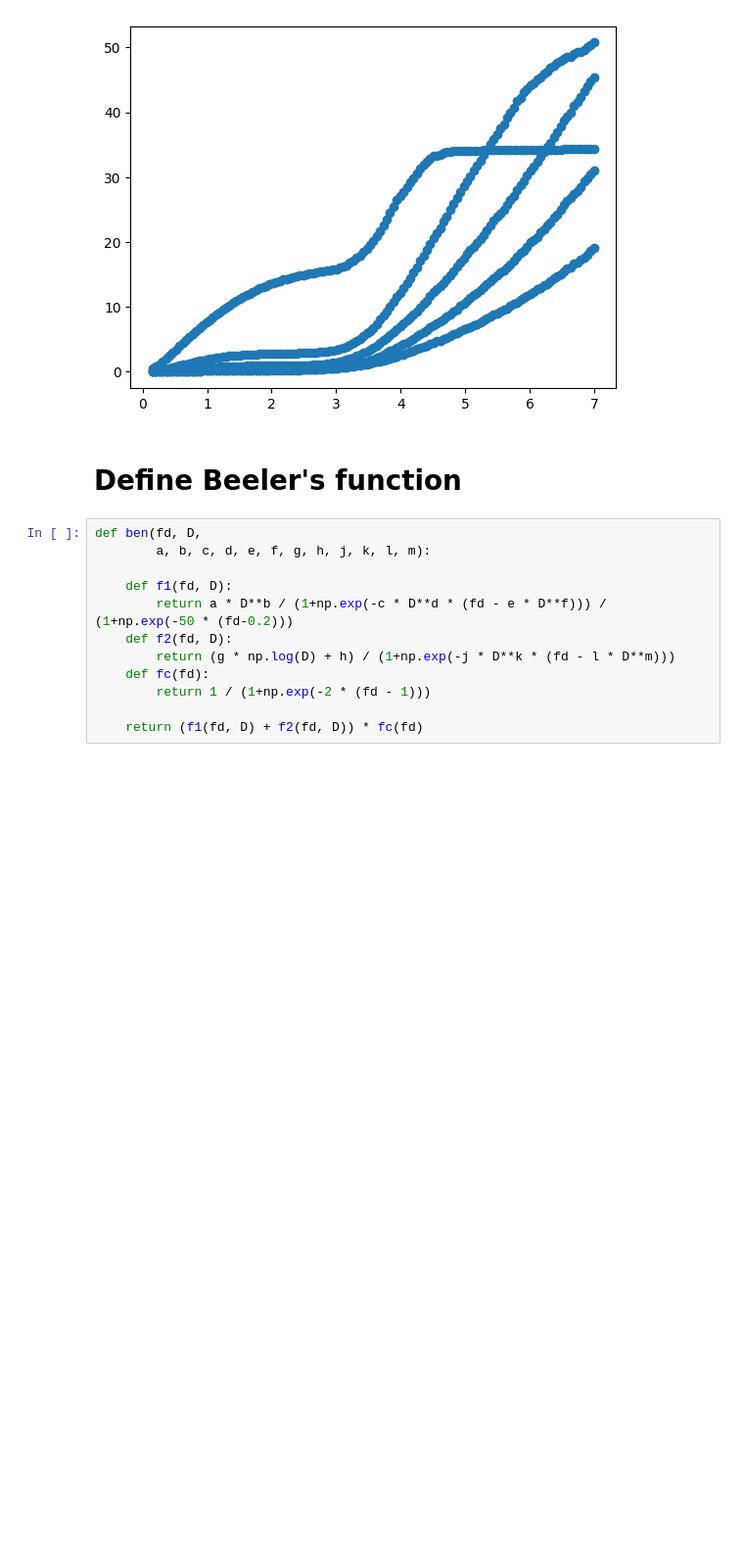
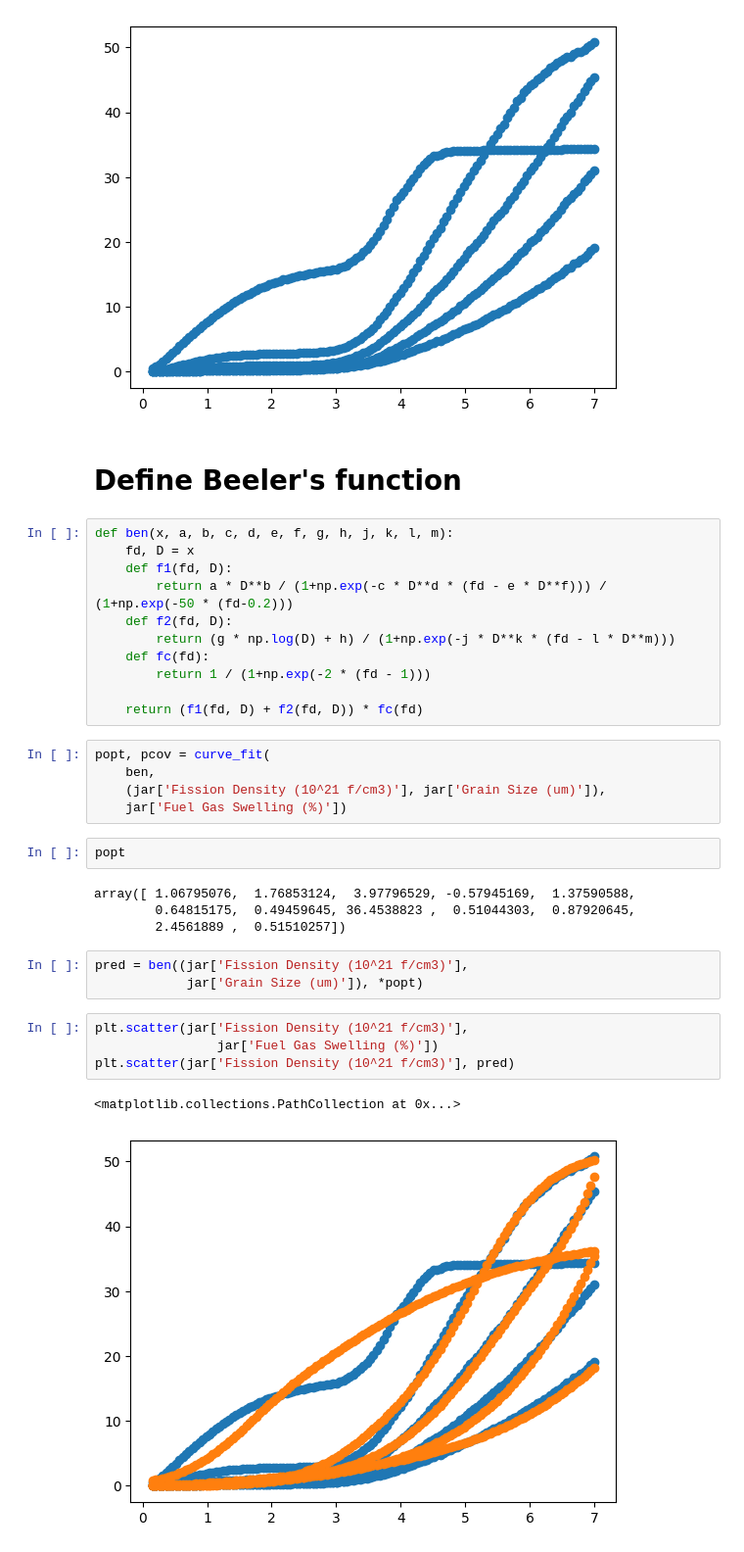
Before and after one commit to ahasan3-ncsu/wd-swelling, a Jupyter notebook: data_2022/ben_optimize.ipynb, the cells around one changed output. Shown: that part at 98% size. Saved outputs shown, nothing was run; the diff lists cells and outputs as text; blank space fills up the shorter version.

```diff
--- a/data_2022/ben_optimize.ipynb
+++ b/data_2022/ben_optimize.ipynb
@@ -34,9 +34,8 @@ plt.scatter(jar['Fission Density (10^21 f/cm3)'],
 # %% [markdown]
 # Define Beeler's function
 # %%
-def ben(fd, D,
-        a, b, c, d, e, f, g, h, j, k, l, m):
-
+def ben(x, a, b, c, d, e, f, g, h, j, k, l, m):
+    fd, D = x
     def f1(fd, D):
         return a * D**b / (1+np.exp(-c * D**d * (fd - e * D**f))) / (1+np.exp(-50 * (fd-0.2)))
     def f2(fd, D):
@@ -45,3 +44,24 @@ def ben(fd, D,
         return 1 / (1+np.exp(-2 * (fd - 1)))
 
     return (f1(fd, D) + f2(fd, D)) * fc(fd)
+# %%
+popt, pcov = curve_fit(
+    ben,
+    (jar['Fission Density (10^21 f/cm3)'], jar['Grain Size (um)']),
+    jar['Fuel Gas Swelling (%)'])
+# %%
+popt
+# %% [output]
+array([ 1.06795076,  1.76853124,  3.97796529, -0.57945169,  1.37590588,
+        0.64815175,  0.49459645, 36.4538823 ,  0.51044303,  0.87920645,
+        2.4561889 ,  0.51510257])
+# %%
+pred = ben((jar['Fission Density (10^21 f/cm3)'],
+            jar['Grain Size (um)']), *popt)
+# %%
+plt.scatter(jar['Fission Density (10^21 f/cm3)'],
+                jar['Fuel Gas Swelling (%)'])
+plt.scatter(jar['Fission Density (10^21 f/cm3)'], pred)
+# %% [output]
+<matplotlib.collections.PathCollection at 0x...>
+[figure, added]
```
